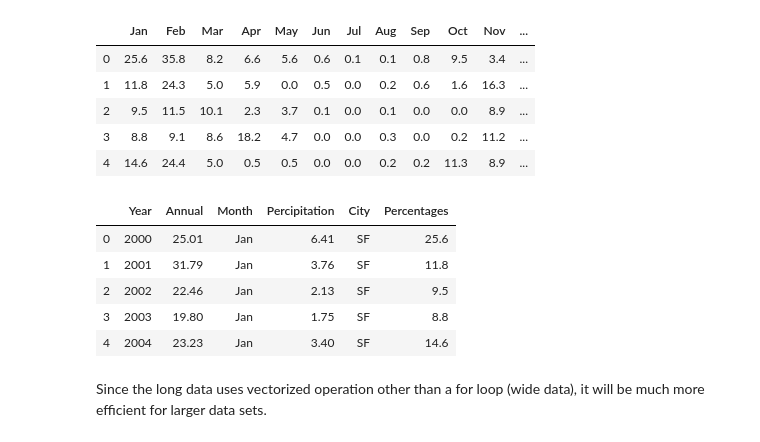
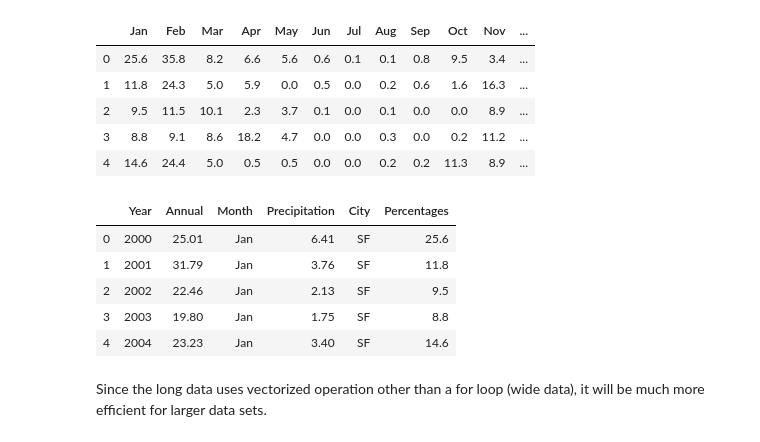
Before and after one commit to JunWorks/Long_and_wide, a Jupyter notebook: Long_and_wide.ipynb, the cells around one changed output. Saved outputs shown, nothing was run; the diff lists cells and outputs as text; code cells hidden in the pictures.

```diff
--- a/Long_and_wide.ipynb
+++ b/Long_and_wide.ipynb
@@ -144,14 +144,14 @@ months = list(sf.columns)[1:13]
 
 # use pd.melt to convert to long data.
 sf_long = pd.melt(sf, id_vars = ['Year', 'Annual'], value_vars = months)
-sf_long.rename(columns = {'variable': 'Month', 'value': 'Percipitation'}, inplace = True)
+sf_long.rename(columns = {'variable': 'Month', 'value': 'Precipitation'}, inplace = True)
 
 # add one column 'City' to distinguish the two data sets.
 sf_long['City'] = 'SF'
 
 # do the same for Sacramento
 sac_long = pd.melt(sac, id_vars = ['Year', 'Annual'], value_vars = months)
-sac_long.rename(columns = {'variable': 'Month', 'value': 'Percipitation'}, inplace = True)
+sac_long.rename(columns = {'variable': 'Month', 'value': 'Precipitation'}, inplace = True)
 sac_long['City'] = 'Sacramento'
 # %%
 # combine the two data sets
@@ -190,10 +190,10 @@ monthly_perc.head()
 | 3 | 8.8 | 9.1 | 8.6 | 18.2 | 4.7 | 0.0 | 0.0 | 0.3 | 0.0 | 0.2 | 11.2 | ... |
 | 4 | 14.6 | 24.4 | 5.0 | 0.5 | 0.5 | 0.0 | 0.0 | 0.2 | 0.2 | 11.3 | 8.9 | ... |
 # %%
-combine_long['Percentages'] = round(combine_long['Percipitation']/combine_long['Annual']*100, 1)
+combine_long['Percentages'] = round(combine_long['Precipitation']/combine_long['Annual']*100, 1)
 combine_long.head()
 # %% [output]
-|  | Year | Annual | Month | Percipitation | City | Percentages |
+|  | Year | Annual | Month | Precipitation | City | Percentages |
 | 0 | 2000 | 25.01 | Jan | 6.41 | SF | 25.6 |
 | 1 | 2001 | 31.79 | Jan | 3.76 | SF | 11.8 |
 | 2 | 2002 | 22.46 | Jan | 2.13 | SF | 9.5 |
```
Also changed, not shown: parts of 5 cells of this notebook.
